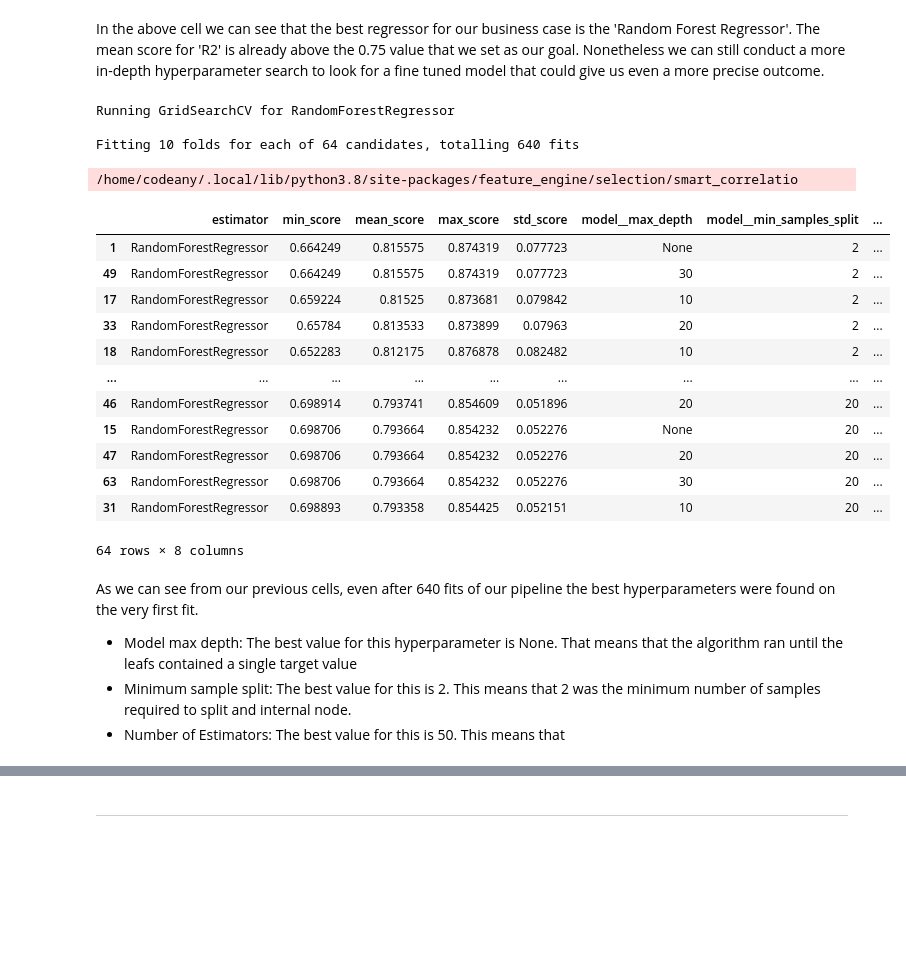
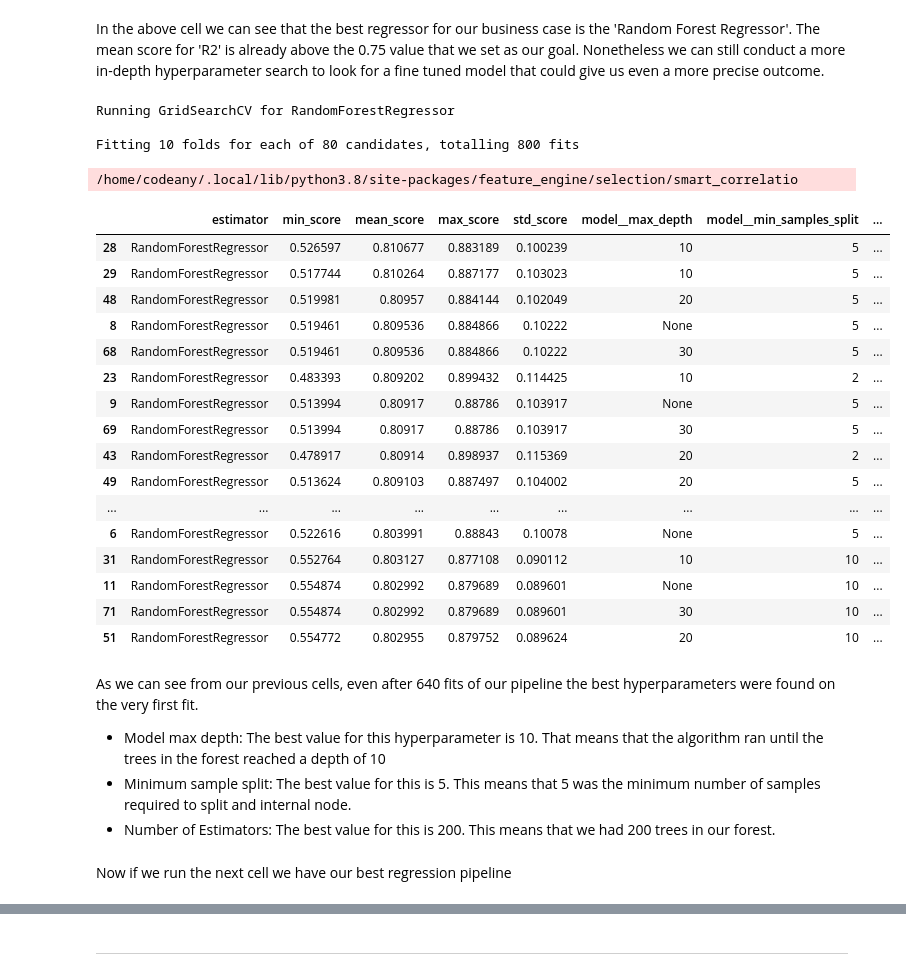
Before and after one commit to DevFabrizio/Fabrizio-Project-Five, a Jupyter notebook: jupyter_notebooks/Model and Evaluation.ipynb, the cells around one changed output, grey strips where cells are left out. Drawn from its saved outputs; the diff is of its cells as text; code cells hidden in the pictures; blank space fills up the shorter version.

Commit message:
define best regression pipeline

```diff
--- a/jupyter_notebooks/Model and Evaluation.ipynb
+++ b/jupyter_notebooks/Model and Evaluation.ipynb
@@ -255,7 +255,7 @@ models_quick_search = {
 
 params_quick_search = {
     'RandomForestRegressor': {
-        'model__n_estimators': [10, 50, 100, 200],
+        'model__n_estimators': [10, 50, 100, 200, 300],
         'model__max_depth': [None, 10, 20, 30],
         'model__min_samples_split': [2, 5, 10, 20]
     }
@@ -266,27 +266,34 @@ search.fit(X_train, y_train, scoring='r2', n_jobs=-1, cv=10)
 # %% [output]
 Running GridSearchCV for RandomForestRegressor
 
-Fitting 10 folds for each of 64 candidates, totalling 640 fits
+Fitting 10 folds for each of 80 candidates, totalling 800 fits
 /home/codeany/.local/lib/python3.8/site-packages/feature_engine/selection/smart_correlatio
 # %%
 grid_search_summary, grid_search_pipelines = search.score_summary(sort_by='mean_score')
-grid_search_summary
+grid_search_summary.query('mean_score > 0.80')
 # %% [output]
 |  | estimator | min_score | mean_score | max_score | std_score | model__max_depth | model__min_samples_split | ... |
-| 1 | RandomForestRegressor | 0.664249 | 0.815575 | 0.874319 | 0.077723 | None | 2 | ... |
-| 49 | RandomForestRegressor | 0.664249 | 0.815575 | 0.874319 | 0.077723 | 30 | 2 | ... |
-| 17 | RandomForestRegressor | 0.659224 | 0.81525 | 0.873681 | 0.079842 | 10 | 2 | ... |
-| 33 | RandomForestRegressor | 0.65784 | 0.813533 | 0.873899 | 0.07963 | 20 | 2 | ... |
-| 18 | RandomForestRegressor | 0.652283 | 0.812175 | 0.876878 | 0.082482 | 10 | 2 | ... |
+| 28 | RandomForestRegressor | 0.526597 | 0.810677 | 0.883189 | 0.100239 | 10 | 5 | ... |
+| 29 | RandomForestRegressor | 0.517744 | 0.810264 | 0.887177 | 0.103023 | 10 | 5 | ... |
+| 48 | RandomForestRegressor | 0.519981 | 0.80957 | 0.884144 | 0.102049 | 20 | 5 | ... |
+| 8 | RandomForestRegressor | 0.519461 | 0.809536 | 0.884866 | 0.10222 | None | 5 | ... |
+| 68 | RandomForestRegressor | 0.519461 | 0.809536 | 0.884866 | 0.10222 | 30 | 5 | ... |
+| 23 | RandomForestRegressor | 0.483393 | 0.809202 | 0.899432 | 0.114425 | 10 | 2 | ... |
+| 9 | RandomForestRegressor | 0.513994 | 0.80917 | 0.88786 | 0.103917 | None | 5 | ... |
+| 69 | RandomForestRegressor | 0.513994 | 0.80917 | 0.88786 | 0.103917 | 30 | 5 | ... |
+| 43 | RandomForestRegressor | 0.478917 | 0.80914 | 0.898937 | 0.115369 | 20 | 2 | ... |
+| 49 | RandomForestRegressor | 0.513624 | 0.809103 | 0.887497 | 0.104002 | 20 | 5 | ... |
 | ... | ... | ... | ... | ... | ... | ... | ... | ... |
-| 46 | RandomForestRegressor | 0.698914 | 0.793741 | 0.854609 | 0.051896 | 20 | 20 | ... |
-| 15 | RandomForestRegressor | 0.698706 | 0.793664 | 0.854232 | 0.052276 | None | 20 | ... |
-| 47 | RandomForestRegressor | 0.698706 | 0.793664 | 0.854232 | 0.052276 | 20 | 20 | ... |
-| 63 | RandomForestRegressor | 0.698706 | 0.793664 | 0.854232 | 0.052276 | 30 | 20 | ... |
-| 31 | RandomForestRegressor | 0.698893 | 0.793358 | 0.854425 | 0.052151 | 10 | 20 | ... |
+| 6 | RandomForestRegressor | 0.522616 | 0.803991 | 0.88843 | 0.10078 | None | 5 | ... |
+| 31 | RandomForestRegressor | 0.552764 | 0.803127 | 0.877108 | 0.090112 | 10 | 10 | ... |
+| 11 | RandomForestRegressor | 0.554874 | 0.802992 | 0.879689 | 0.089601 | None | 10 | ... |
+| 71 | RandomForestRegressor | 0.554874 | 0.802992 | 0.879689 | 0.089601 | 30 | 10 | ... |
+| 51 | RandomForestRegressor | 0.554772 | 0.802955 | 0.879752 | 0.089624 | 20 | 10 | ... |
-64 rows × 8 columns
 # %% [markdown]
 As we can see from our previous cells, even after 640 fits of our pipeline the best hyperparameters were found on the very first fit.
-* Model max depth: The best value for this hyperparameter is None. That means that the algorithm ran until the leafs contained a single target value
-* Minimum sample split: The best value for this is 2. This means that 2 was the minimum number of samples required to split and internal node.
-* Number of Estimators: The best value for this is 50. This means that
+
+* Model max depth: The best value for this hyperparameter is 10. That means that the algorithm ran until the trees in the forest reached a depth of 10
+* Minimum sample split: The best value for this is 5. This means that 5 was the minimum number of samples required to split and internal node.
+* Number of Estimators: The best value for this is 200. This means that we had 200 trees in our forest.
+# %% [markdown]
+Now if we run the next cell we have our best regression pipeline
```
Also changed, not shown: parts of 1 cell of this notebook.
